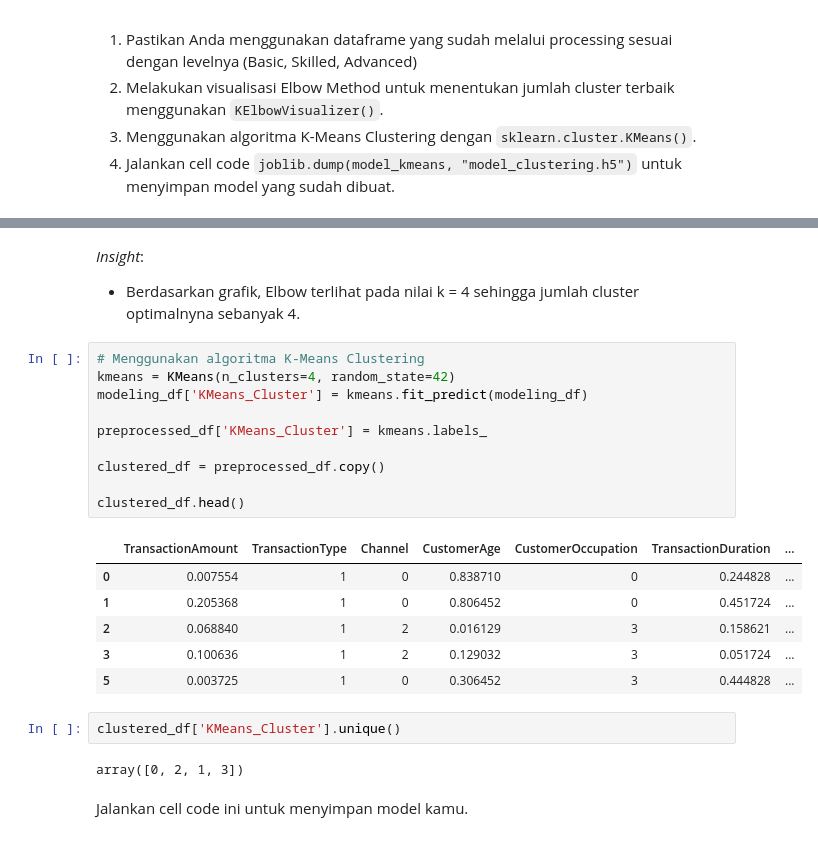
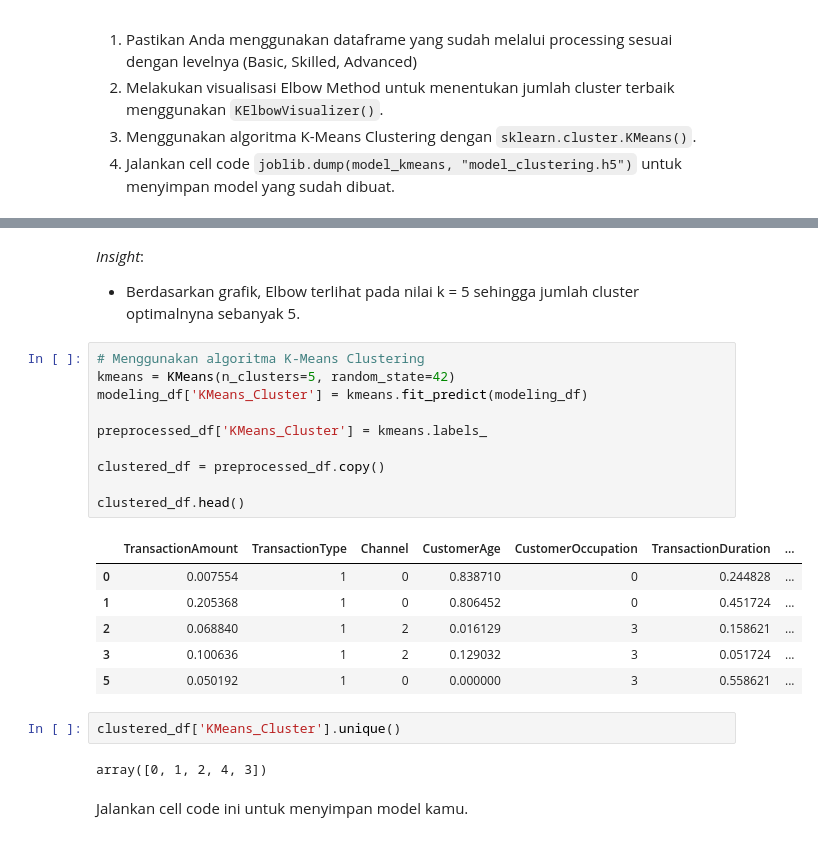
Before and after one commit to Sulbae/ML-Supervised-Unsupervised, a Jupyter notebook: [Clustering]_Submission_Akhir_BMLP_Anggun-Sulis-Setyawan.ipynb, the cells around one changed output, grey strips where cells are left out. Cells and saved outputs as stored; diff of their text form.

```diff
--- a/[Clustering]_Submission_Akhir_BMLP_Anggun-Sulis-Setyawan.ipynb
+++ b/[Clustering]_Submission_Akhir_BMLP_Anggun-Sulis-Setyawan.ipynb
@@ -559,27 +563,27 @@ KElbowVisualizer(ax=<Axes: >, estimator=KMeans(n_clusters=9, random_state=42),
 # %% [markdown]
 _Insight_:
-* Berdasarkan grafik, Elbow terlihat pada nilai k = 4 sehingga jumlah cluster optimalnyna sebanyak 4.
+* Berdasarkan grafik, Elbow terlihat pada nilai k = 5 sehingga jumlah cluster optimalnyna sebanyak 5.
 # %%
 # Menggunakan algoritma K-Means Clustering
-kmeans = KMeans(n_clusters=4, random_state=42)
+kmeans = KMeans(n_clusters=5, random_state=42)
 modeling_df['KMeans_Cluster'] = kmeans.fit_predict(modeling_df)
 
 preprocessed_df['KMeans_Cluster'] = kmeans.labels_
 
 clustered_df = preprocessed_df.copy()
 
 clustered_df.head()
 # %% [output]
 |  | TransactionAmount | TransactionType | Channel | CustomerAge | CustomerOccupation | TransactionDuration | ... |
 | 0 | 0.007554 | 1 | 0 | 0.838710 | 0 | 0.244828 | ... |
 | 1 | 0.205368 | 1 | 0 | 0.806452 | 0 | 0.451724 | ... |
 | 2 | 0.068840 | 1 | 2 | 0.016129 | 3 | 0.158621 | ... |
 | 3 | 0.100636 | 1 | 2 | 0.129032 | 3 | 0.051724 | ... |
-| 5 | 0.003725 | 1 | 0 | 0.306452 | 3 | 0.444828 | ... |
+| 5 | 0.050192 | 1 | 0 | 0.000000 | 3 | 0.558621 | ... |
 # %%
 clustered_df['KMeans_Cluster'].unique()
 # %% [output]
-array([0, 2, 1, 3])
+array([0, 1, 2, 4, 3])
 # %% [markdown]
 Jalankan cell code ini untuk menyimpan model kamu.
 # %%
```
Also changed, not shown: parts of 16 cells of this notebook, 2 other files.
